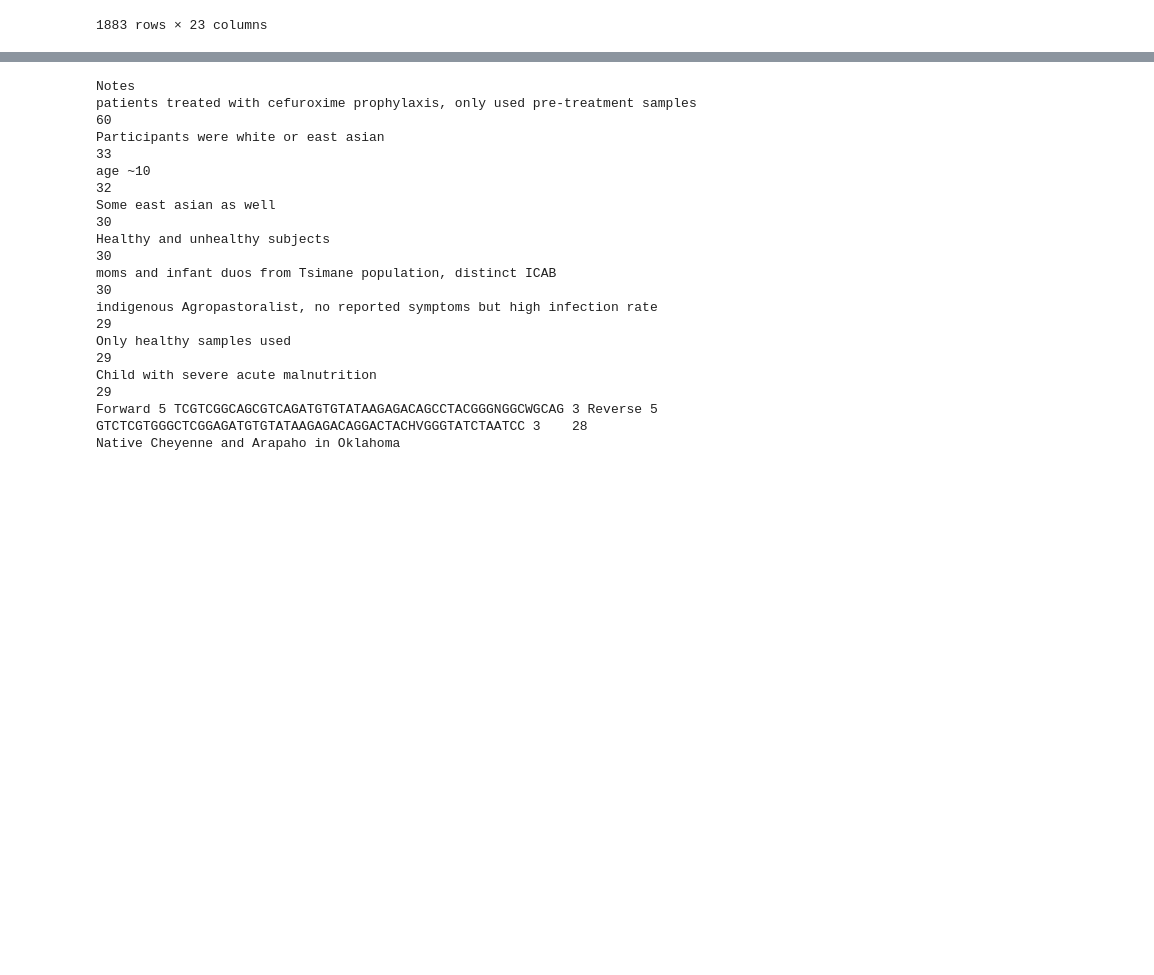
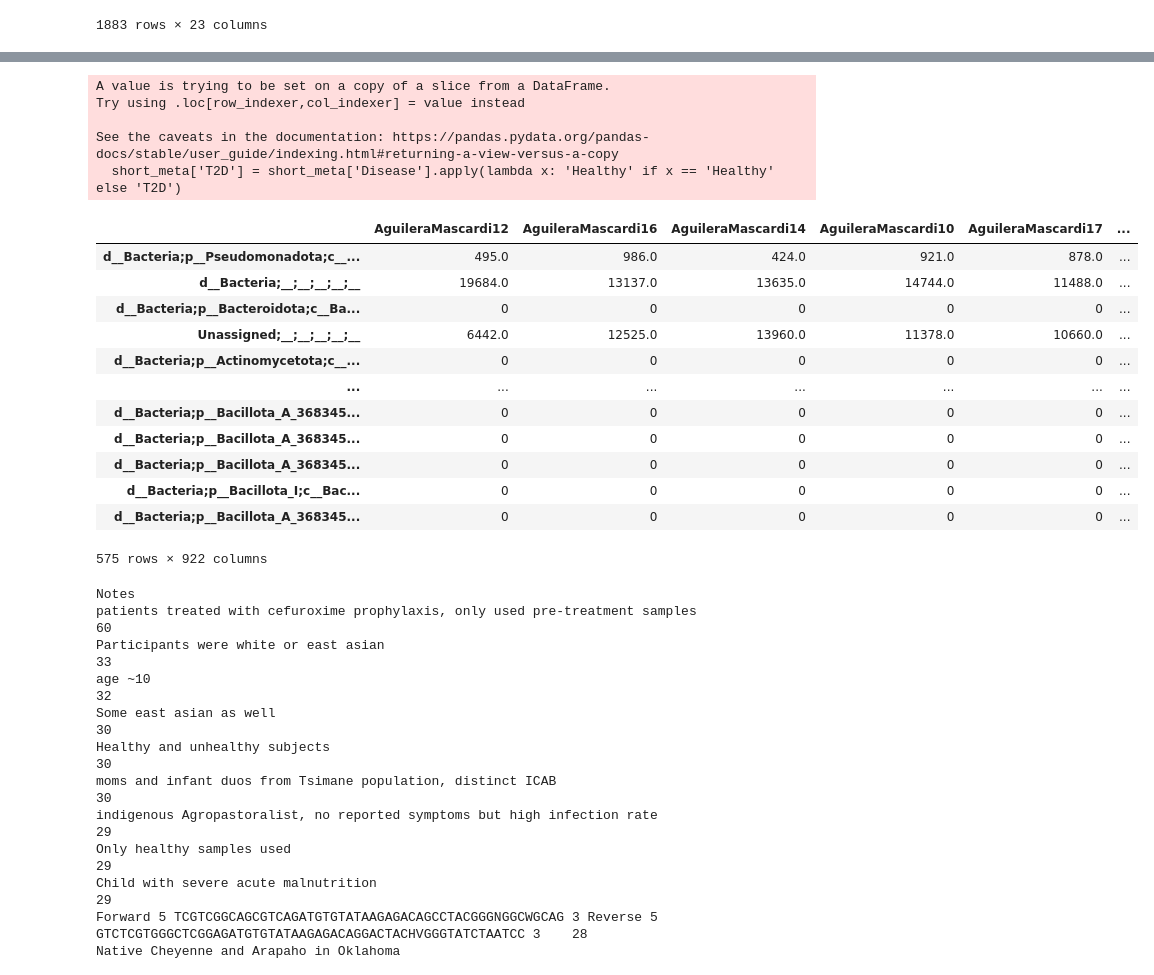
Before and after one commit to nzhang20/Causal-Discovery-on-Gut-Microbial-Data-for-Disease-Risk-Prediction, a Jupyter notebook: notebooks/birdman.ipynb, the cells around one changed output, grey strips where cells are left out. Saved outputs shown, nothing was run; the diff lists cells and outputs as text; code cells hidden in the pictures; blank space fills up the shorter version.

```diff
--- a/notebooks/birdman.ipynb
+++ b/notebooks/birdman.ipynb
@@ -194,3 +201,32 @@ table.to_dataframe()
+# %%
+diabetes_cat = ['T2D', 'Obesity/T2D', 'Type II Diabetes', 'Type 2 diabetes', 'Type_II_Diabetes']
+short_meta = metadata[(metadata['Disease'] == 'Healthy') | (metadata['Disease'].isin(diabetes_cat))]
+short_meta['T2D'] = short_meta['Disease'].apply(lambda x: 'Healthy' if x == 'Healthy' else 'T2D')
+short_meta = short_meta.loc[short_meta.index.intersection(table.to_dataframe().columns)]
+short_table = table.filter(short_meta.index.tolist())
+prevalence = short_table.to_dataframe().clip(upper=1).sum(axis=1)
+features_to_keep = prevalence[prevalence >= 5].index.tolist()
+short_table_filt = short_table.filter(features_to_keep, axis='observation')
+short_table_filt.to_dataframe()
+# %% [output]
+A value is trying to be set on a copy of a slice from a DataFrame.
+Try using .loc[row_indexer,col_indexer] = value instead
+
+See the caveats in the documentation: https://pandas.pydata.org/pandas-docs/stable/user_guide/indexing.html#returning-a-view-versus-a-copy
+  short_meta['T2D'] = short_meta['Disease'].apply(lambda x: 'Healthy' if x == 'Healthy' else 'T2D')
+|  | AguileraMascardi12 | AguileraMascardi16 | AguileraMascardi14 | AguileraMascardi10 | AguileraMascardi17 | ... |
+| d__Bacteria;p__Pseudomonadota;c__... | 495.0 | 986.0 | 424.0 | 921.0 | 878.0 | ... |
+| d__Bacteria;__;__;__;__;__ | 19684.0 | 13137.0 | 13635.0 | 14744.0 | 11488.0 | ... |
+| d__Bacteria;p__Bacteroidota;c__Ba... | 0 | 0 | 0 | 0 | 0 | ... |
+| Unassigned;__;__;__;__;__ | 6442.0 | 12525.0 | 13960.0 | 11378.0 | 10660.0 | ... |
+| d__Bacteria;p__Actinomycetota;c__... | 0 | 0 | 0 | 0 | 0 | ... |
+| ... | ... | ... | ... | ... | ... | ... |
+| d__Bacteria;p__Bacillota_A_368345... | 0 | 0 | 0 | 0 | 0 | ... |
+| d__Bacteria;p__Bacillota_A_368345... | 0 | 0 | 0 | 0 | 0 | ... |
+| d__Bacteria;p__Bacillota_A_368345... | 0 | 0 | 0 | 0 | 0 | ... |
+| d__Bacteria;p__Bacillota_I;c__Bac... | 0 | 0 | 0 | 0 | 0 | ... |
+| d__Bacteria;p__Bacillota_A_368345... | 0 | 0 | 0 | 0 | 0 | ... |
+575 rows × 922 columns
 # %%
 metadata['Notes'].value_counts()
 # %% [output]
```
Also changed, not shown: parts of 4 cells of this notebook, 8 other files.
